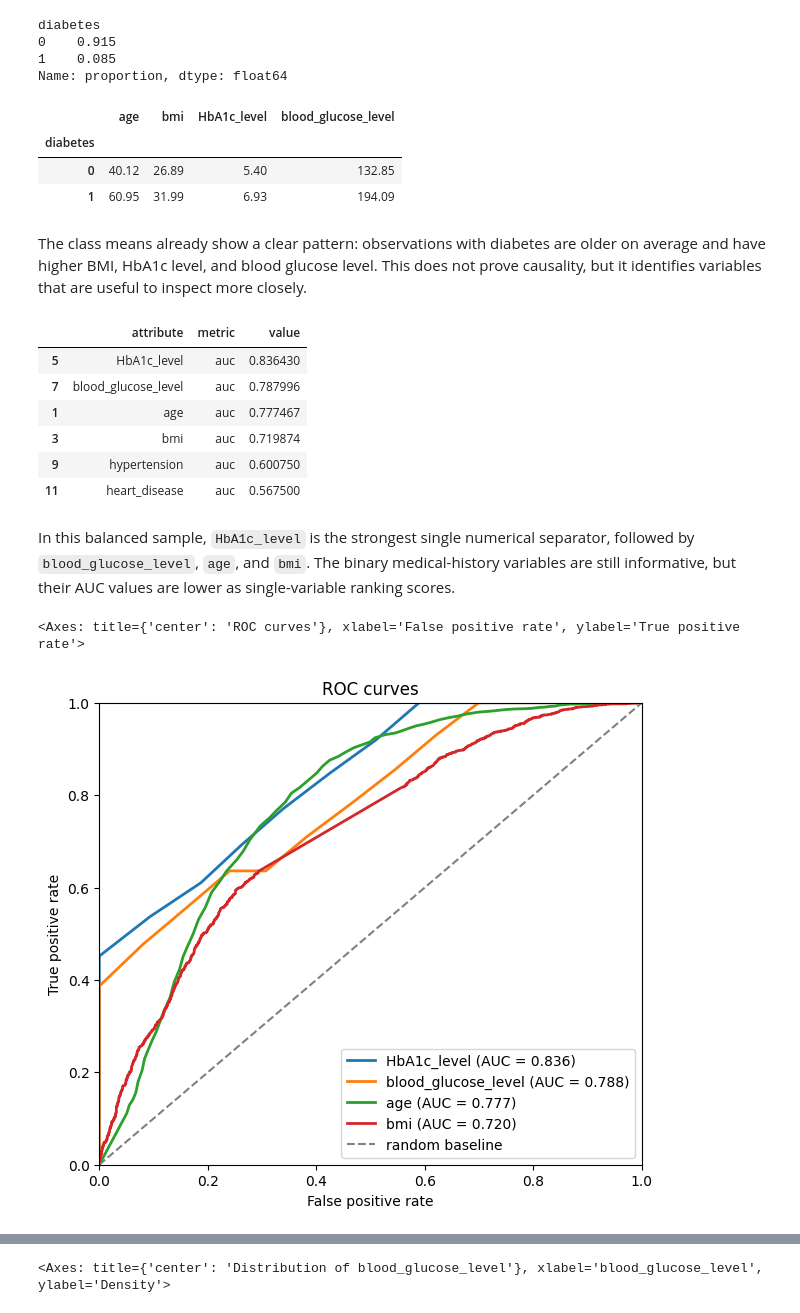
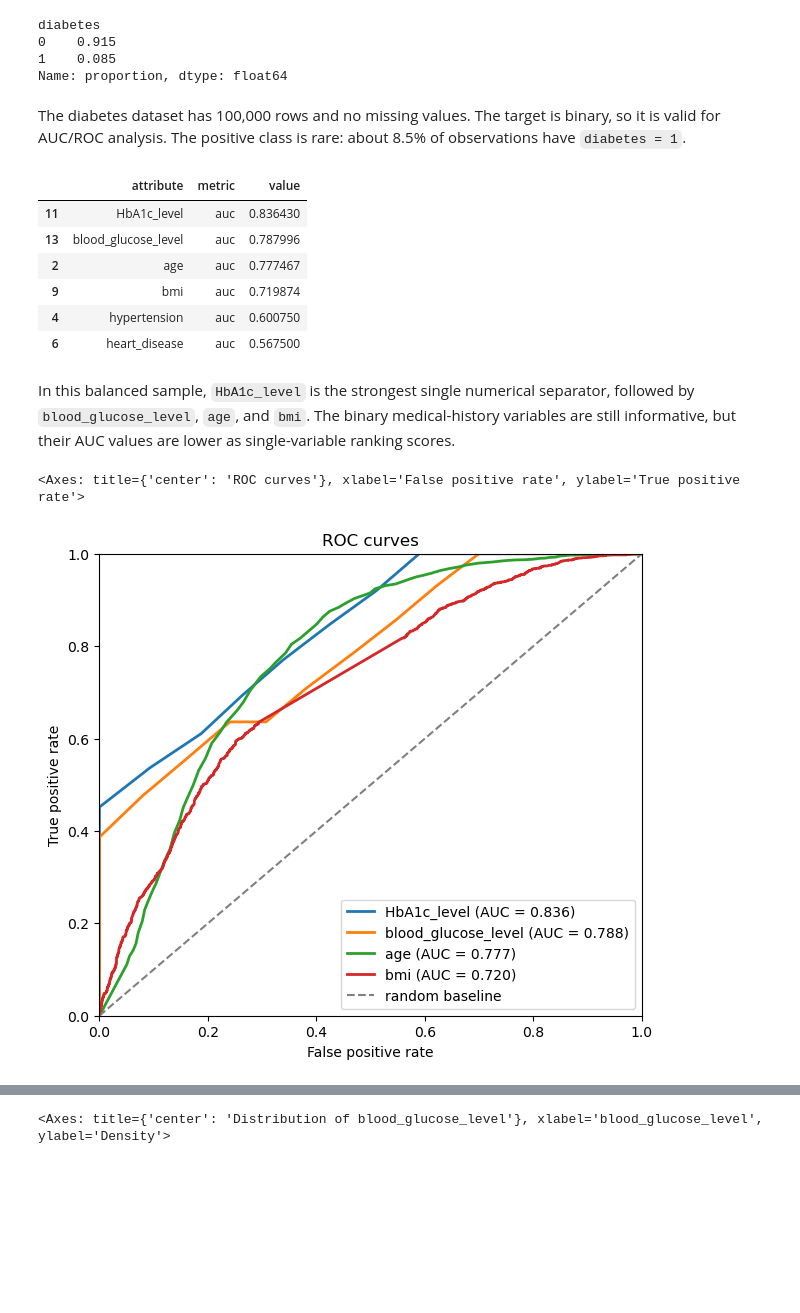
Before and after one commit to abarrenap/sme-dataprep-python, a Jupyter notebook: usage_examples.ipynb, the cells around one changed output, grey strips where cells are left out. Cells and saved outputs as stored; diff of their text form; code cells hidden in the pictures; blank space fills up the shorter version.

```diff
--- a/usage_examples.ipynb
+++ b/usage_examples.ipynb
@@ -322,6 +267,6 @@ This final section uses a more realistic health dataset. Instead of using every
 # %%
-diabetes_data = pd.read_csv("data/diabetes/diabetes_prediction_dataset.csv")
-diabetes_data.head()
+diabetes_data = prep.DataPrepDataset.from_csv("data/diabetes/diabetes_prediction_dataset.csv", target="diabetes")
+diabetes_data.data.head()
 # %% [output]
 |  | gender | age | hypertension | heart_disease | smoking_history | bmi | HbA1c_level | ... |
 | 0 | Female | 80.0 | 0 | 1 | never | 25.19 | 6.6 | ... |
@@ -352,42 +301,36 @@ diabetes
 0    0.915
 1    0.085
 Name: proportion, dtype: float64
-# %%
-diabetes_data.groupby("diabetes")[["age", "bmi", "HbA1c_level", "blood_glucose_level"]].mean().round(2)
-# %% [output]
-|  | age | bmi | HbA1c_level | blood_glucose_level |
-| diabetes |  |  |  |  |
-| 0 | 40.12 | 26.89 | 5.40 | 132.85 |
-| 1 | 60.95 | 31.99 | 6.93 | 194.09 |
-# %% [markdown]
-The class means already show a clear pattern: observations with diabetes are older on average and have higher BMI, HbA1c level, and blood glucose level. This does not prove causality, but it identifies variables that are useful to inspect more closely.
+# %% [markdown]
+The diabetes dataset has 100,000 rows and no missing values. The target is binary, so it is valid for AUC/ROC analysis. The positive class is rare: about 8.5% of observations have `diabetes = 1`.
 # %%
 # The package AUC is implemented with pairwise comparisons for educational clarity.
 # To keep this example fast, we use a reproducible balanced sample.
 diabetes_sample = pd.concat(
     [
-        diabetes_data[diabetes_data["diabetes"] == 0].sample(2000, random_state=7),
-        diabetes_data[diabetes_data["diabetes"] == 1].sample(2000, random_state=7),
+        diabetes_data.data[diabetes_data.data["diabetes"] == 0].sample(2000, random_state=7),
+        diabetes_data.data[diabetes_data.data["diabetes"] == 1].sample(2000, random_state=7),
     ],
     ignore_index=True,
 )
 
-diabetes_features = ["age", "bmi", "HbA1c_level", "blood_glucose_level", "hypertension", "heart_disease"]
-diabetes_metrics = attribute_metrics(diabetes_sample[diabetes_features + ["diabetes"]], target="diabetes", positive_class=1)
+diabetes_sample = prep.DataPrepDataset(diabetes_sample, target="diabetes")
+
+diabetes_metrics = diabetes_sample.metrics()
 diabetes_metrics[diabetes_metrics["metric"] == "auc"].sort_values("value", ascending=False)
 # %% [output]
 |  | attribute | metric | value |
-| 5 | HbA1c_level | auc | 0.836430 |
-| 7 | blood_glucose_level | auc | 0.787996 |
-| 1 | age | auc | 0.777467 |
-| 3 | bmi | auc | 0.719874 |
-| 9 | hypertension | auc | 0.600750 |
-| 11 | heart_disease | auc | 0.567500 |
+| 11 | HbA1c_level | auc | 0.836430 |
+| 13 | blood_glucose_level | auc | 0.787996 |
+| 2 | age | auc | 0.777467 |
+| 9 | bmi | auc | 0.719874 |
+| 4 | hypertension | auc | 0.600750 |
+| 6 | heart_disease | auc | 0.567500 |
 # %% [markdown]
 In this balanced sample, `HbA1c_level` is the strongest single numerical separator, followed by `blood_glucose_level`, `age`, and `bmi`. The binary medical-history variables are still informative, but their AUC values are lower as single-variable ranking scores.
 # %%
-plot_roc_curves(diabetes_sample, target="diabetes", columns=["HbA1c_level", "blood_glucose_level", "age", "bmi"], positive_class=1)
+prep.plot_roc_curves(diabetes_sample.data, target="diabetes", columns=["HbA1c_level", "blood_glucose_level", "age", "bmi"], positive_class=1)
 # %% [output]
 <Axes: title={'center': 'ROC curves'}, xlabel='False positive rate', ylabel='True positive rate'>
-[figure, old version]
+[figure, new version]
 # %%
```
Also changed, not shown: parts of 29 cells of this notebook, 5 other files.
